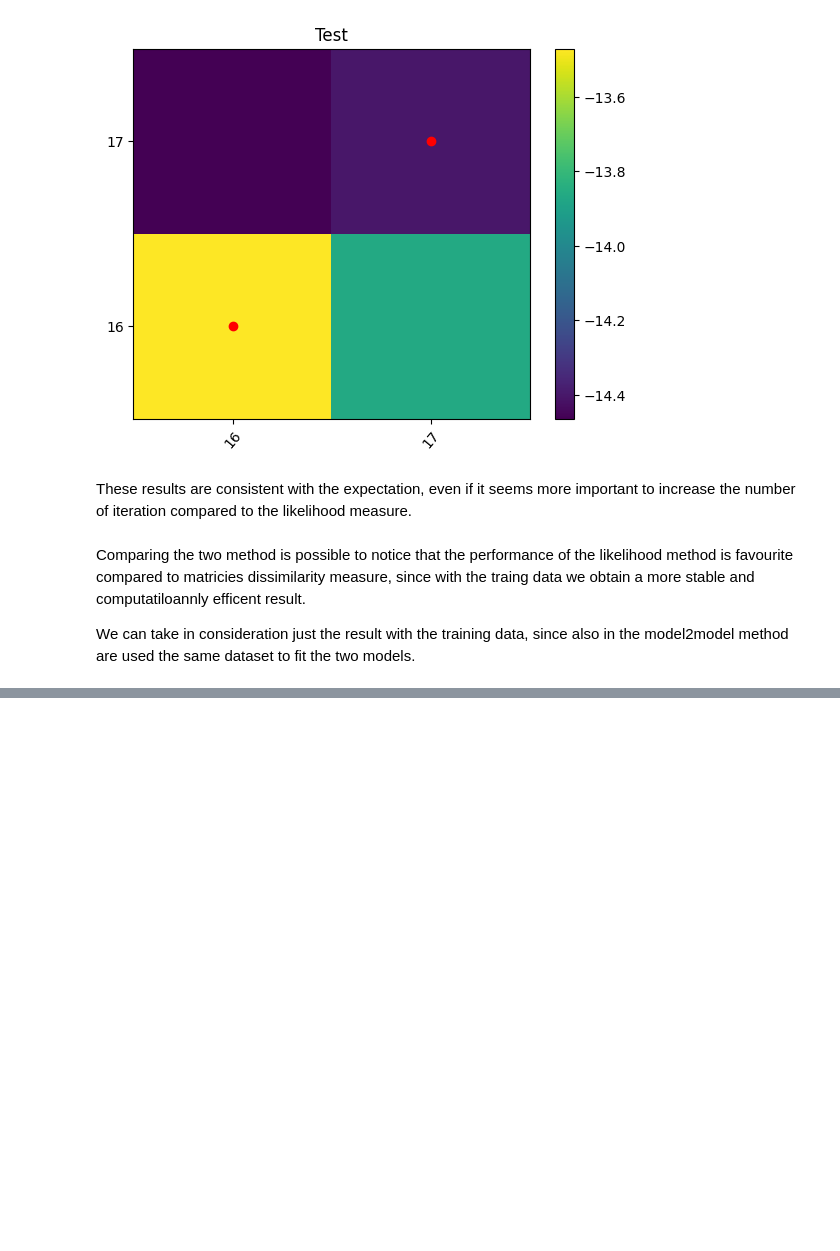
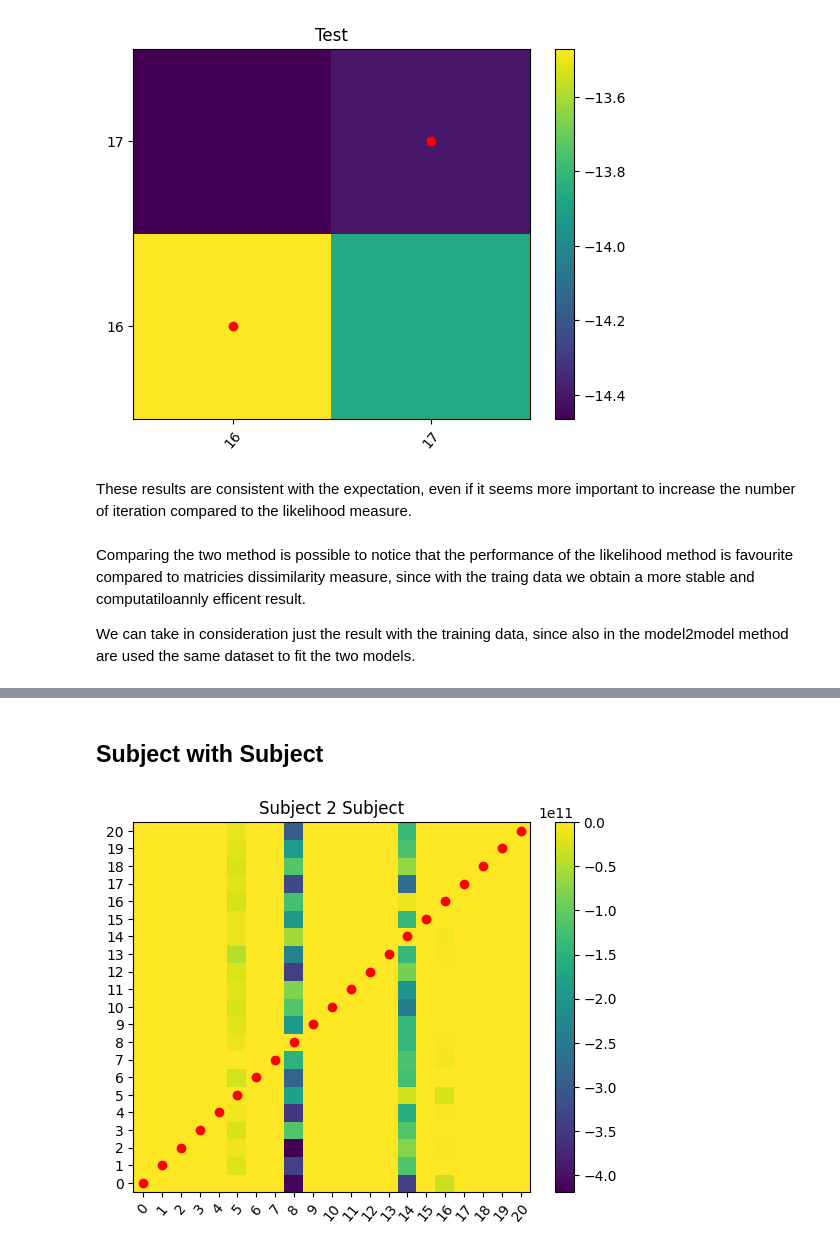
Before and after one commit to nicofilippucci/PyEyeSim, a Jupyter notebook: Notebooks/PyEyeSimHMMValidation.ipynb, the cells around one changed output, grey strips where cells are left out. Drawn from its saved outputs; the diff is of its cells as text; code cells hidden in the pictures; blank space fills up the shorter version.

Commit message:
Update HMMValidation
- Optimized version for HMM All2All
- Added test with BIC
- pipeline to compare subject2subject

```diff
--- a/Notebooks/PyEyeSimHMMValidation.ipynb
+++ b/Notebooks/PyEyeSimHMMValidation.ipynb
@@ -167,0 +181,6 @@ We can take in consideration just the result with the training data, since also
+# %% [markdown]
+## Subject with Subject
+# %%
+S = UrbanDat.HMMSimPipelineSubject2Subject(ncomp=[2,3,4,5,6,7,8,9,10], iter=1, stim=1)
+# %% [output]
+[figure, added]
```
Also changed, not shown: parts of 6 cells of this notebook, 5 other files.
